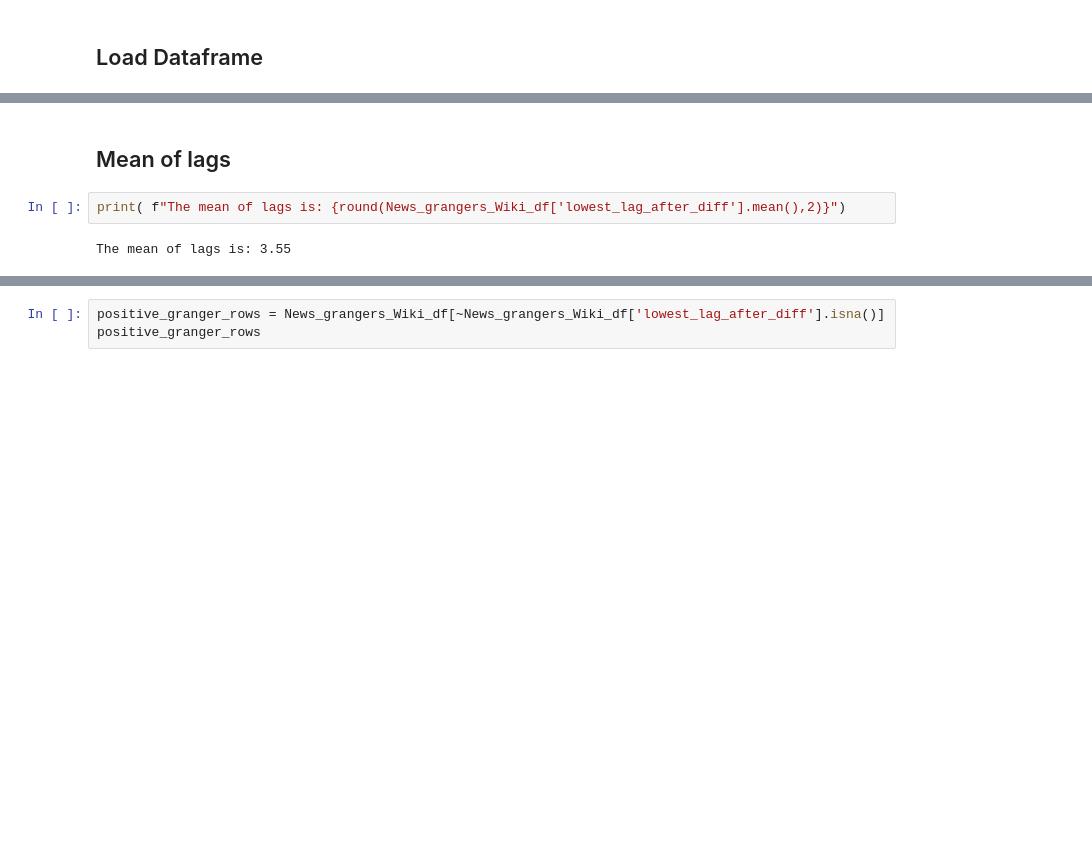
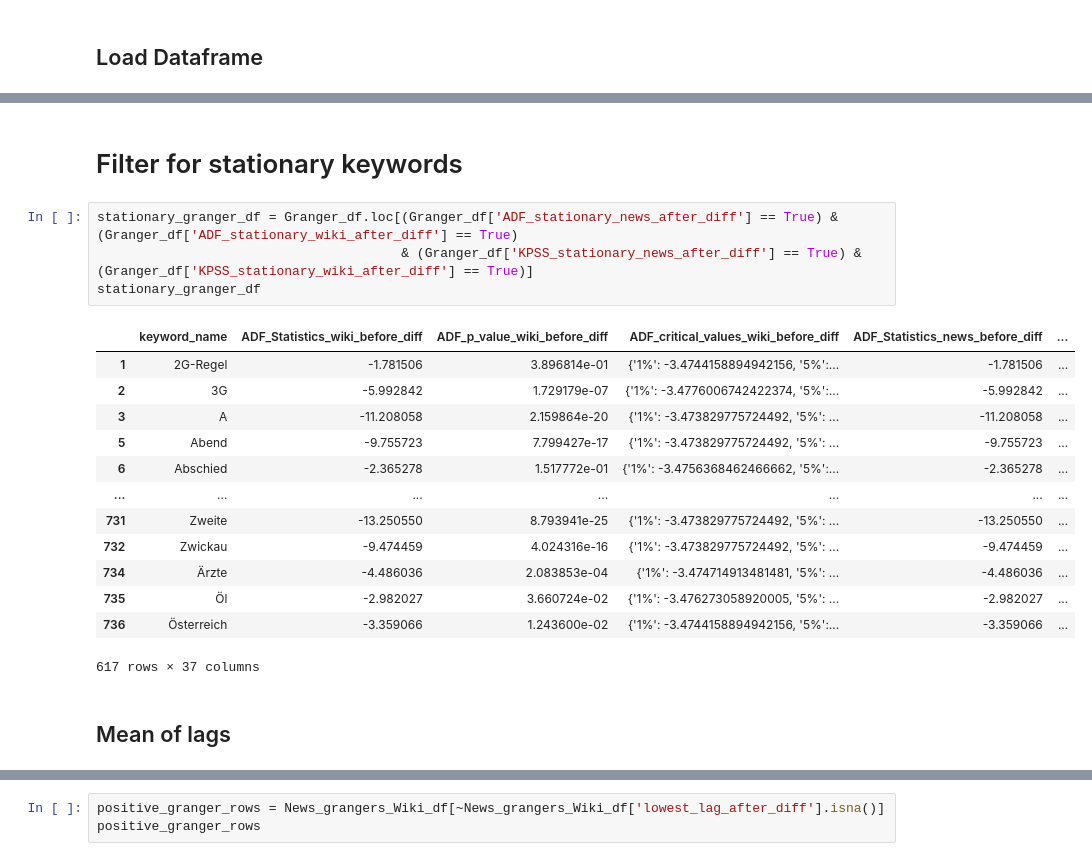
Before and after one commit to JanSchuck/Bachelorthesis, a Jupyter notebook: Analysis/Analysis_Granger.ipynb, the cells around one changed output, grey strips where cells are left out. Drawn from its saved outputs; the diff is of its cells as text; blank space fills up the shorter version.

```diff
--- a/Analysis/Analysis_Granger.ipynb
+++ b/Analysis/Analysis_Granger.ipynb
@@ -34,6 +75,22 @@ News_grangers_Wiki_df
+# %% [markdown]
+# Filter for stationary keywords
+# %%
+stationary_granger_df = Granger_df.loc[(Granger_df['ADF_stationary_news_after_diff'] == True) & (Granger_df['ADF_stationary_wiki_after_diff'] == True)
+                                       & (Granger_df['KPSS_stationary_news_after_diff'] == True) & (Granger_df['KPSS_stationary_wiki_after_diff'] == True)]
+stationary_granger_df
+# %% [output]
+|  | keyword_name | ADF_Statistics_wiki_before_diff | ADF_p_value_wiki_before_diff | ADF_critical_values_wiki_before_diff | ADF_Statistics_news_before_diff | ... |
+| 1 | 2G-Regel | -1.781506 | 3.896814e-01 | {'1%': -3.4744158894942156, '5%':... | -1.781506 | ... |
+| 2 | 3G | -5.992842 | 1.729179e-07 | {'1%': -3.4776006742422374, '5%':... | -5.992842 | ... |
+| 3 | A | -11.208058 | 2.159864e-20 | {'1%': -3.473829775724492, '5%': ... | -11.208058 | ... |
+| 5 | Abend | -9.755723 | 7.799427e-17 | {'1%': -3.473829775724492, '5%': ... | -9.755723 | ... |
+| 6 | Abschied | -2.365278 | 1.517772e-01 | {'1%': -3.4756368462466662, '5%':... | -2.365278 | ... |
+| ... | ... | ... | ... | ... | ... | ... |
+| 731 | Zweite | -13.250550 | 8.793941e-25 | {'1%': -3.473829775724492, '5%': ... | -13.250550 | ... |
+| 732 | Zwickau | -9.474459 | 4.024316e-16 | {'1%': -3.473829775724492, '5%': ... | -9.474459 | ... |
+| 734 | Ärzte | -4.486036 | 2.083853e-04 | {'1%': -3.474714913481481, '5%': ... | -4.486036 | ... |
+| 735 | Öl | -2.982027 | 3.660724e-02 | {'1%': -3.476273058920005, '5%': ... | -2.982027 | ... |
+| 736 | Österreich | -3.359066 | 1.243600e-02 | {'1%': -3.4744158894942156, '5%':... | -3.359066 | ... |
+617 rows × 37 columns
 # %% [markdown]
 ## Mean of lags
-# %%
-print( f"The mean of lags is: {round(News_grangers_Wiki_df['lowest_lag_after_diff'].mean(),2)}")
-# %% [output]
-The mean of lags is: 3.55
```
Also changed, not shown: parts of 12 cells of this notebook.
